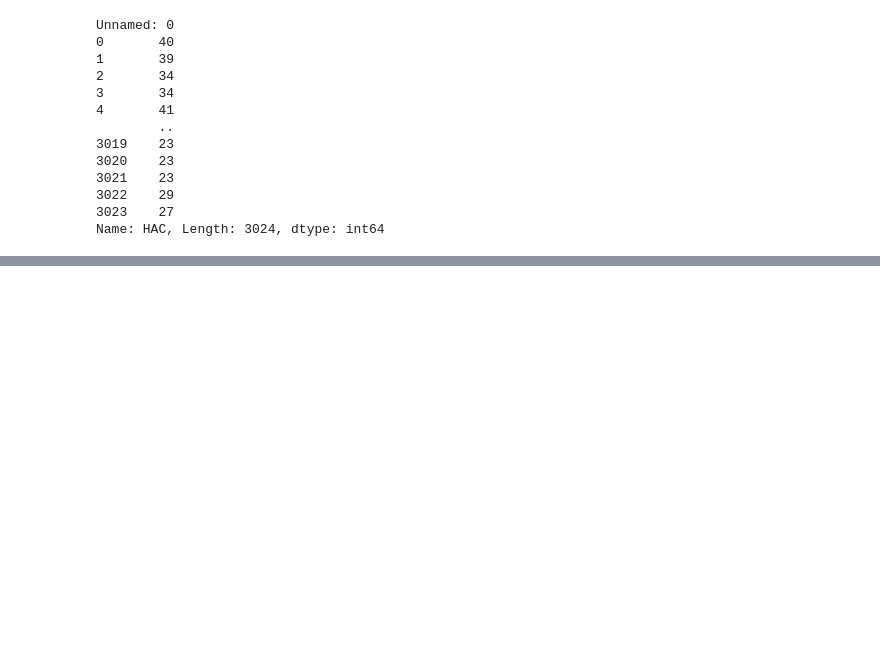
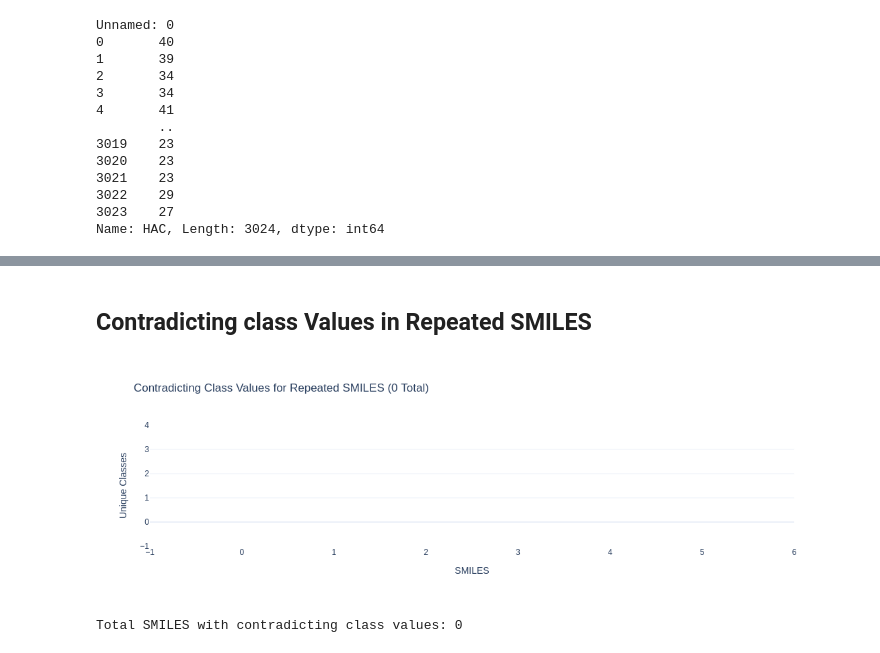
Before and after one commit to pushkarjajoria/Tox21, a Jupyter notebook: exploration_notebooks/cache5_exploration.ipynb, the cells around one changed output, grey strips where cells are left out. Saved outputs shown, nothing was run; the diff lists cells and outputs as text; code cells hidden in the pictures; blank space fills up the shorter version.

```diff
--- a/exploration_notebooks/cache5_exploration.ipynb
+++ b/exploration_notebooks/cache5_exploration.ipynb
@@ -151,0 +198,27 @@ Name: HAC, Length: 3024, dtype: int64
+# %% [markdown]
+## Contradicting class Values in Repeated SMILES
+# %%
+# Count the number of unique 'class' values for each SMILES
+contradicting_classes = df.groupby('smiles')['class'].nunique().reset_index()
+contradicting_classes = contradicting_classes[contradicting_classes['class'] > 1]
+
+# Count total SMILES with contradicting class
+total_contradictions = len(contradicting_classes)
+
+# Bar chart of counts
+fig_class = px.bar(
+    contradicting_classes,
+    x='smiles',
+    y='class',
+    title=f'Contradicting Class Values for Repeated SMILES ({total_contradictions} Total)',
+    labels={'class': 'Number of Unique Classes', 'smiles': 'SMILES'},
+    template='plotly_white',
+)
+fig_class.update_layout(xaxis_title="SMILES", yaxis_title="Unique Classes")
+fig_class.show()
+
+# Print summary
+print(f"Total SMILES with contradicting class values: {total_contradictions}")
+# %% [output]
+[figure, added]
+Total SMILES with contradicting class values: 0
```
Also changed, not shown: parts of 10 cells of this notebook, 7 other files.
